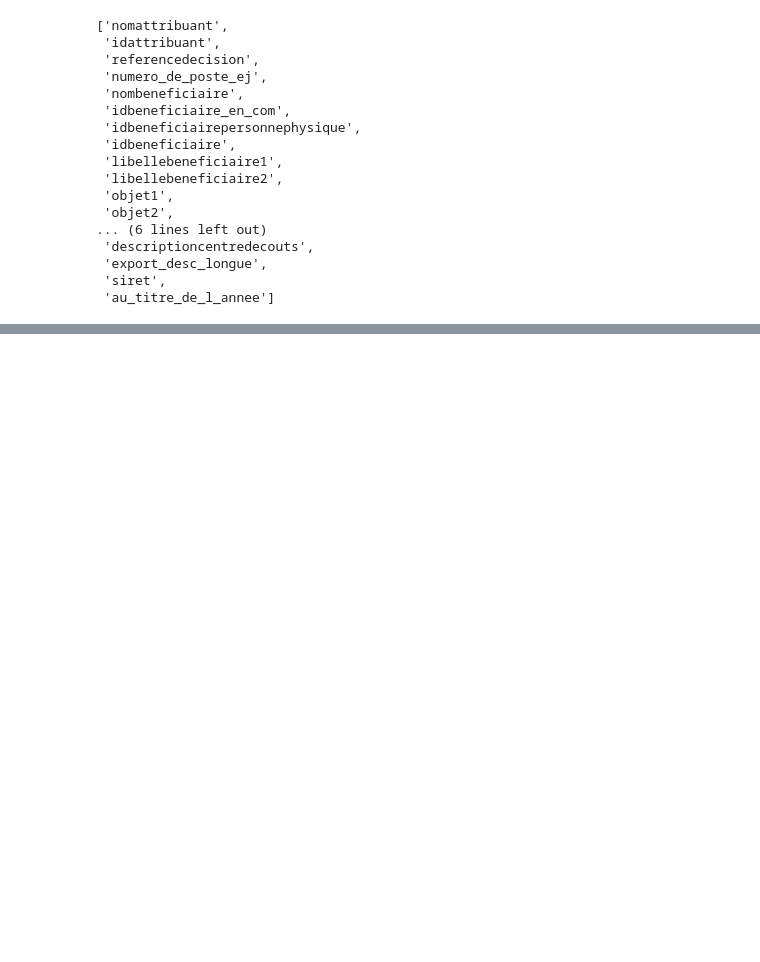
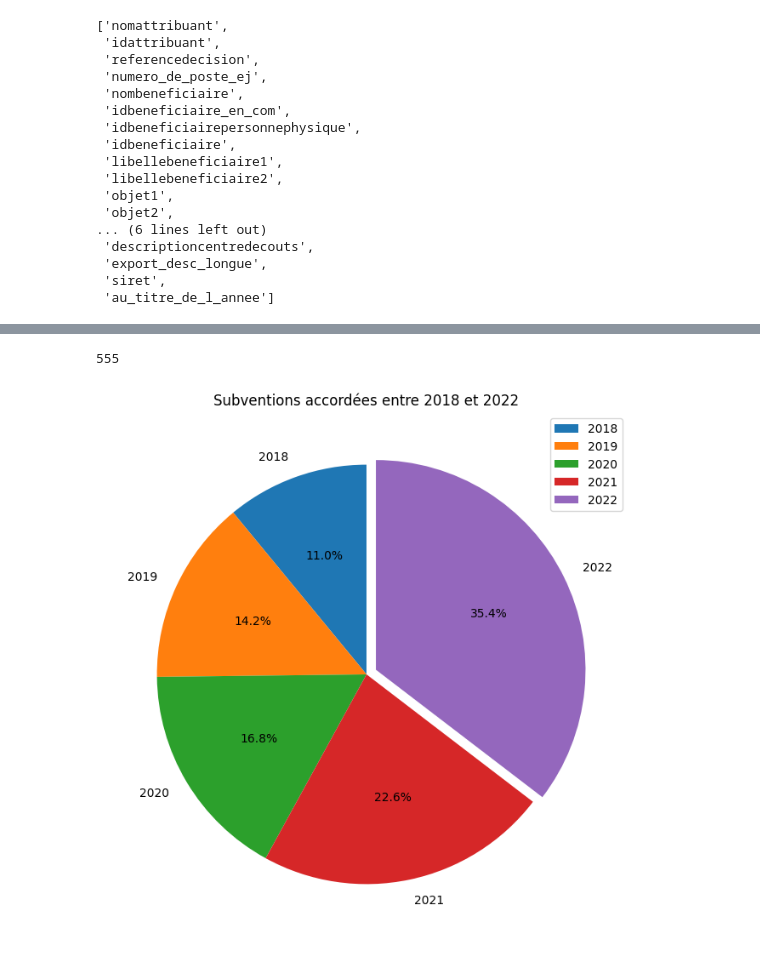
Before and after one commit to AugustinCablant/project_lila, a Jupyter notebook: notebook.ipynb, the cells around one changed output, grey strips where cells are left out. Saved outputs shown, nothing was run; the diff lists cells and outputs as text; code cells hidden in the pictures; blank space fills up the shorter version.

```diff
--- a/notebook.ipynb
+++ b/notebook.ipynb
@@ -42,0 +66,15 @@ array(['#', '84405706700010', '39913025100032', ..., '84166592000010',
+# %%
+len(df['objet2'].unique())
+# %% [output]
+555
+# %%
+df_year_montant = pd.DataFrame(df.groupby('au_titre_de_l_annee')['montant'].sum())
+plt.figure(figsize=(8,8))
+explode = [0.05 if year == 2022 else 0 for year in df_year_montant.index]
+plt.pie(df_year_montant['montant'], labels = df_year_montant.index, autopct='%1.1f%%', startangle=90, explode = explode)
+plt.legend(title='Année', loc='upper left', bbox_to_anchor=(1, 0.5))
+plt.title('Subventions accordées entre 2018 et 2022')
+plt.legend()
+plt.show()
+# %% [output]
+[figure, added]
```
Also changed, not shown: parts of 8 cells of this notebook.
